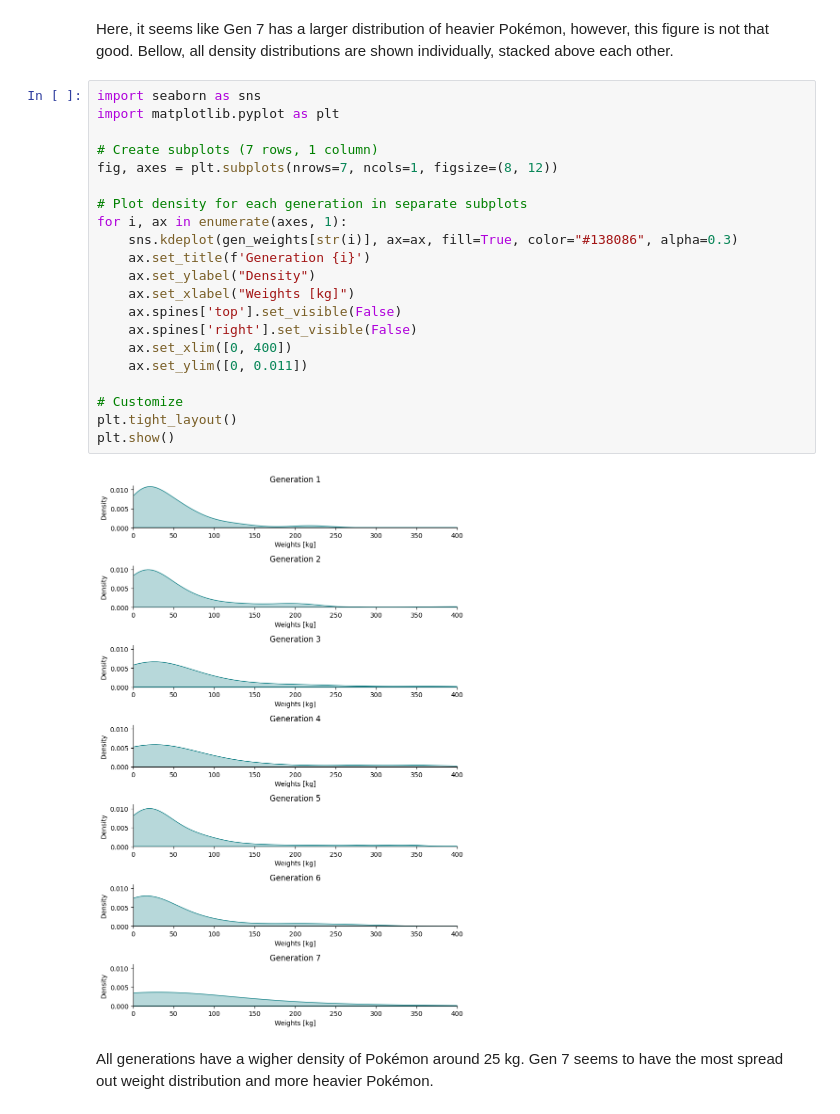
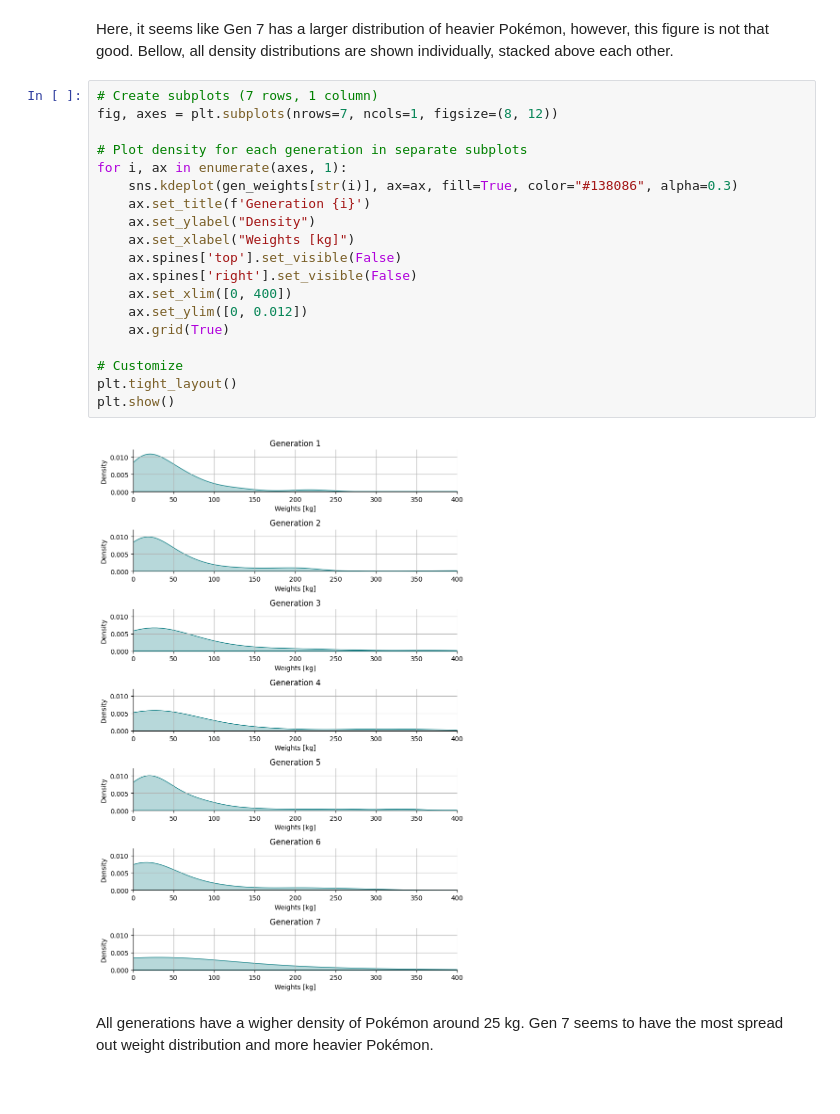
Before and after one commit to ylvao/HEL-8048, a Jupyter notebook: exam.ipynb, the cells around one changed output. Drawn from its saved outputs; the diff is of its cells as text.

```diff
--- a/exam.ipynb
+++ b/exam.ipynb
@@ -246,28 +247,26 @@ plt.show()
 # %% [markdown]
 Here, it seems like Gen 7 has a larger distribution of heavier Pokémon, however, this figure is not that good. Bellow, all density distributions are shown individually, stacked above each other.
 # %%
-import seaborn as sns
-import matplotlib.pyplot as plt
-
 # Create subplots (7 rows, 1 column)
 fig, axes = plt.subplots(nrows=7, ncols=1, figsize=(8, 12))
 
 # Plot density for each generation in separate subplots
 for i, ax in enumerate(axes, 1):
     sns.kdeplot(gen_weights[str(i)], ax=ax, fill=True, color="#138086", alpha=0.3)
     ax.set_title(f'Generation {i}')
     ax.set_ylabel("Density")
     ax.set_xlabel("Weights [kg]")
     ax.spines['top'].set_visible(False)
     ax.spines['right'].set_visible(False)
     ax.set_xlim([0, 400])
-    ax.set_ylim([0, 0.011])
+    ax.set_ylim([0, 0.012])
+    ax.grid(True)
 
 # Customize
 plt.tight_layout()
 plt.show()
 # %% [output]
-[figure, old version]
+[figure, new version]
 # %% [markdown]
 All generations have a wigher density of Pokémon around 25 kg. Gen 7 seems to have the most spread out weight distribution and more heavier Pokémon.
 # %% [markdown]
```
Also changed, not shown: parts of 5 cells of this notebook, 1 other file.
